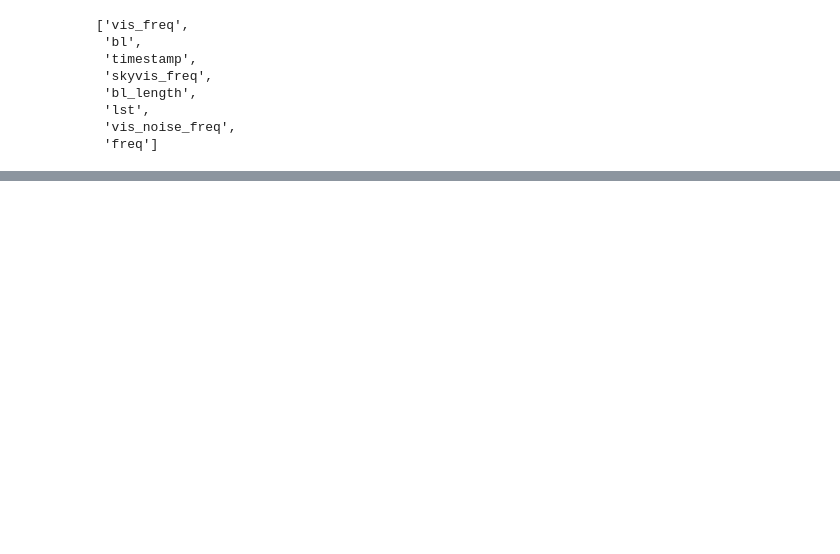
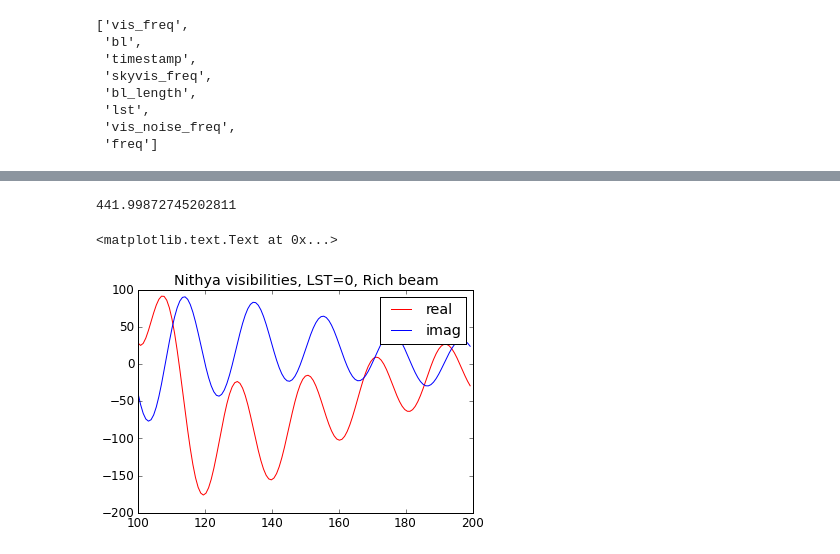
Before and after one commit to aewallwi/DishPapers, a Jupyter notebook: DishBeamMeasurements/paper/plot_nithya_simulated_visibilities.ipynb, the cells around one changed output, grey strips where cells are left out. Saved outputs shown, nothing was run; the diff lists cells and outputs as text; code cells hidden in the pictures; blank space fills up the shorter version.

```diff
--- a/DishBeamMeasurements/paper/plot_nithya_simulated_visibilities.ipynb
+++ b/DishBeamMeasurements/paper/plot_nithya_simulated_visibilities.ipynb
@@ -119,3 +124,16 @@ array([ 129.6875 ,  130.46875,  131.25   ,  132.03125,  132.8125 ,
+# %%
+visdatrich['lst'][18]
+# %% [output]
+441.99872745202811
+# %%
+plt.plot(visdatrich['freq']/1.e6,real(visdatrich['skyvis_freq'][0,:,0]),'r')
+plt.plot(visdatrich['freq']/1.e6,imag(visdatrich['skyvis_freq'][0,:,0]),'b')
+#plt.ylim([-100,800])
+plt.legend(['real','imag'])
+plt.title('Nithya visibilities, LST=0, Rich beam')
+# %% [output]
+<matplotlib.text.Text at 0x...>
+[figure, added]
 # %%
 fig = plt.figure(num=None, figsize=(16, 8), dpi=80)
 
```
Also changed, not shown: parts of 8 cells of this notebook, 12 other files.
